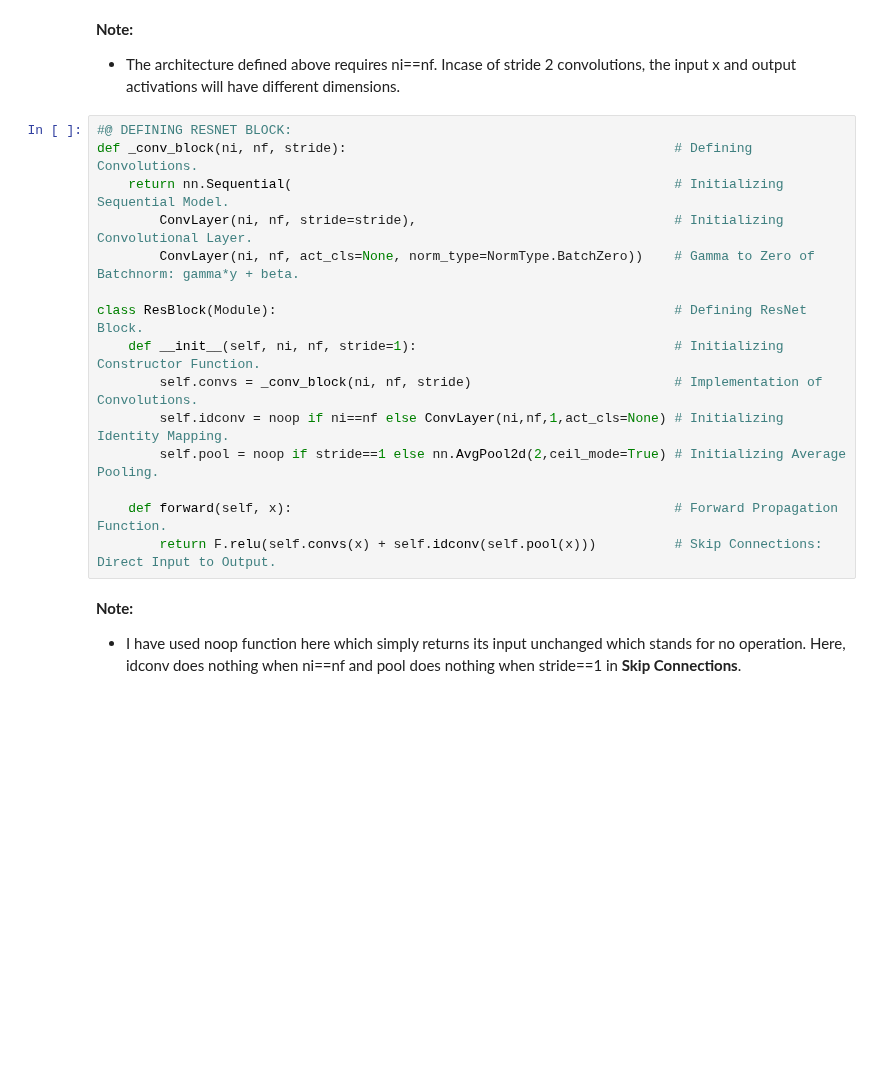
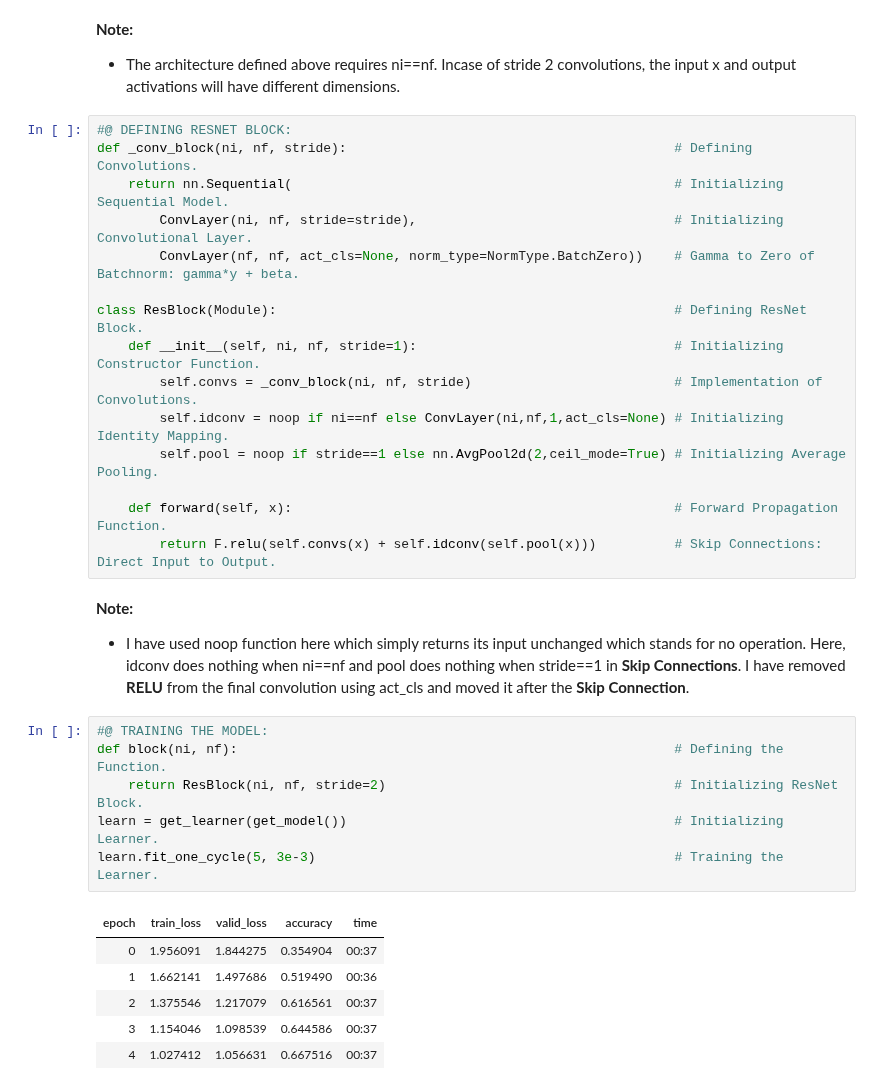
Before and after one commit to ThinamXx/Fastai, a Jupyter notebook: 13. ResNets/ResNets.ipynb, the cells around one changed output. Saved outputs shown, nothing was run; the diff lists cells and outputs as text; blank space fills up the shorter version.

```diff
--- a/13. ResNets/ResNets.ipynb
+++ b/13. ResNets/ResNets.ipynb
@@ -102,7 +102,7 @@ class ResBlock(Module):                                               # Defining
 def _conv_block(ni, nf, stride):                                          # Defining Convolutions.
     return nn.Sequential(                                                 # Initializing Sequential Model.
         ConvLayer(ni, nf, stride=stride),                                 # Initializing Convolutional Layer.
-        ConvLayer(ni, nf, act_cls=None, norm_type=NormType.BatchZero))    # Gamma to Zero of Batchnorm: gamma*y + beta.
+        ConvLayer(nf, nf, act_cls=None, norm_type=NormType.BatchZero))    # Gamma to Zero of Batchnorm: gamma*y + beta.
 
 class ResBlock(Module):                                                   # Defining ResNet Block.
     def __init__(self, ni, nf, stride=1):                                 # Initializing Constructor Function.
@@ -114,4 +114,17 @@ class ResBlock(Module):                                                   # Defi
         return F.relu(self.convs(x) + self.idconv(self.pool(x)))          # Skip Connections: Direct Input to Output.
 # %% [markdown]
 **Note:**
-- I have used noop function here which simply returns its input unchanged which stands for no operation. Here, idconv does nothing when ni==nf and pool does nothing when stride==1 in **Skip Connections**.
+- I have used noop function here which simply returns its input unchanged which stands for no operation. Here, idconv does nothing when ni==nf and pool does nothing when stride==1 in **Skip Connections**. I have removed **RELU** from the final convolution using act_cls and moved it after the **Skip Connection**.
+# %%
+#@ TRAINING THE MODEL:
+def block(ni, nf):                                                        # Defining the Function.
+    return ResBlock(ni, nf, stride=2)                                     # Initializing ResNet Block.
+learn = get_learner(get_model())                                          # Initializing Learner.
+learn.fit_one_cycle(5, 3e-3)                                              # Training the Learner.
+# %% [output]
+| epoch | train_loss | valid_loss | accuracy | time |
+| 0 | 1.956091 | 1.844275 | 0.354904 | 00:37 |
+| 1 | 1.662141 | 1.497686 | 0.519490 | 00:36 |
+| 2 | 1.375546 | 1.217079 | 0.616561 | 00:37 |
+| 3 | 1.154046 | 1.098539 | 0.644586 | 00:37 |
+| 4 | 1.027412 | 1.056631 | 0.667516 | 00:37 |
```
Also changed, not shown: parts of 6 cells of this notebook.
